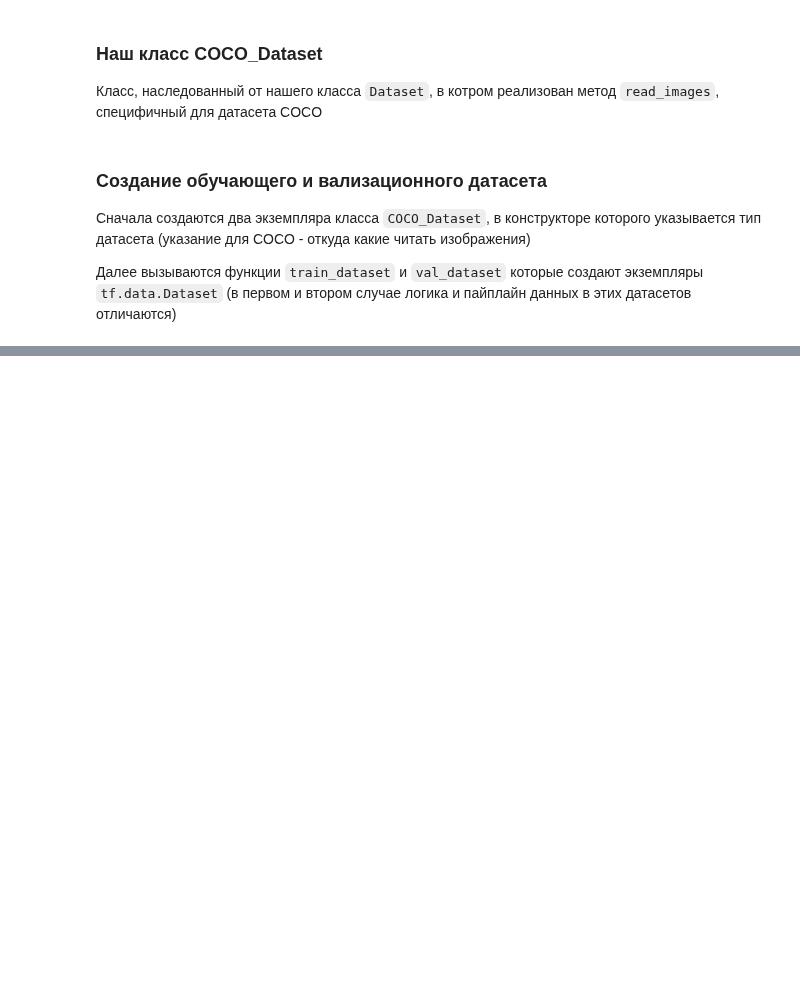
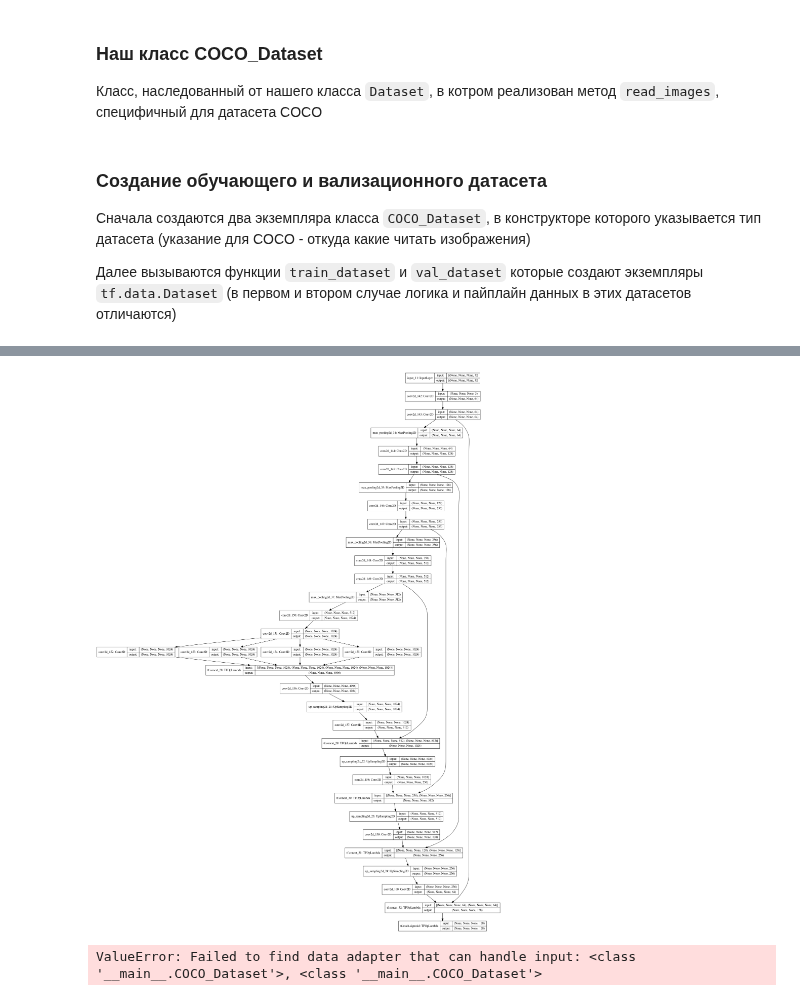
Before and after one commit to larinsi/DS0P, a Jupyter notebook: Machine_learning_Middle_level_Neural_networks/07_Semantic_segmentation_Pt2/Homework/Семантическая_сегментация_Домашняя_работа.ipynb, the cells around one changed output, grey strips where cells are left out. Cells and saved outputs as stored; diff of their text form; code cells hidden in the pictures; blank space fills up the shorter version.

```diff
--- a/Machine_learning_Middle_level_Neural_networks/07_Semantic_segmentation_Pt2/Homework/Семантическая_сегментация_Домашняя_работа.ipynb
+++ b/Machine_learning_Middle_level_Neural_networks/07_Semantic_segmentation_Pt2/Homework/Семантическая_сегментация_Домашняя_работа.ipynb
@@ -166,0 +159,66 @@ COCO_dataset_val = COCO_Dataset('val')
+# %%
+# Создаем модель
+from tensorflow.keras.layers import Conv2D, MaxPool2D, UpSampling2D
+from tensorflow.keras.utils import plot_model
+
+input_layer = tf.keras.layers.Input((None, None, 3))
+
+out = Conv2D(64, (3, 3), activation='relu', padding='same')(input_layer)
+out1 = Conv2D(64, (3, 3), activation='relu', padding='same')(out)
+out = MaxPool2D((2, 2), (2, 2))(out1)
+
+out = Conv2D(128, (3, 3), activation='relu', padding='same')(out)
+out2 = Conv2D(128, (3, 3), activation='relu', padding='same')(out)
+out = MaxPool2D((2, 2), (2, 2))(out2)
+
+out = Conv2D(256, (3, 3), activation='relu', padding='same')(out)
+out3 = Conv2D(256, (3, 3), activation='relu', padding='same')(out)
+out = MaxPool2D((2, 2), (2, 2))(out3)
+
+out = Conv2D(512, (3, 3), activation='relu', padding='same')(out)
+out4 = Conv2D(512, (3, 3), activation='relu', padding='same')(out)
+out = MaxPool2D((2, 2), (2, 2))(out4)
+
+out = Conv2D(1024, (3, 3), activation='relu', padding='same')(out)
+out = Conv2D(1024, (3, 3), activation='relu', padding='same')(out)
+
+# ASPP
+aspp1_out = Conv2D(1024, (1, 1), activation='relu', padding='same')(out)
+aspp2_out = Conv2D(1024, (3, 3), dilation_rate=6, activation='relu', padding='same')(out)
+aspp3_out = Conv2D(1024, (3, 3), dilation_rate=12, activation='relu', padding='same')(out)
+aspp4_out = Conv2D(1024, (3, 3), dilation_rate=18, activation='relu', padding='same')(out)
+out = tf.concat([aspp1_out, aspp2_out, aspp3_out, aspp4_out], axis=3)
+out = Conv2D(1024, (1, 1), activation='relu', padding='same')(out)
+
+out = UpSampling2D((2, 2))(out)
+out = Conv2D(512, (3, 3), activation='relu', padding='same')(out)
+out = tf.concat([out, out4], axis=3)
+
+out = UpSampling2D((2, 2))(out)
+out = Conv2D(256, (3, 3), activation='relu', padding='same')(out)
+out = tf.concat([out, out3], axis=3)
+
+out = UpSampling2D((2, 2))(out)
+out = Conv2D(128, (3, 3), activation='relu', padding='same')(out)
+out = tf.concat([out, out2], axis=3)
+
+out = UpSampling2D((2, 2))(out)
+out = Conv2D(64, (3, 3), activation='relu', padding='same')(out)
+out = tf.concat([out, out1], axis=3)
+
+# out = tf.image.resize(out, tf.shape((None, None, 3))[1:3], tf.image.ResizeMethod.BILINEAR)
+out = tf.nn.sigmoid(out)
+
+model = tf.keras.Model(inputs=input_layer, outputs=out)
+plot_model(model, show_shapes=True)
+# %% [output]
+[figure, added]
+# %%
+loss = tf.keras.losses.BinaryCrossentropy()
+optimizer = tf.keras.optimizers.Adam(learning_rate=1e-4)
+
+model.compile(loss=loss, optimizer=optimizer)
+
+model.fit(COCO_dataset_train, COCO_dataset_val, epochs=1)
+# %% [output]
+ValueError: Failed to find data adapter that can handle input: <class '__main__.COCO_Dataset'>, <class '__main__.COCO_Dataset'>
```
Also changed, not shown: parts of 3 cells of this notebook.
